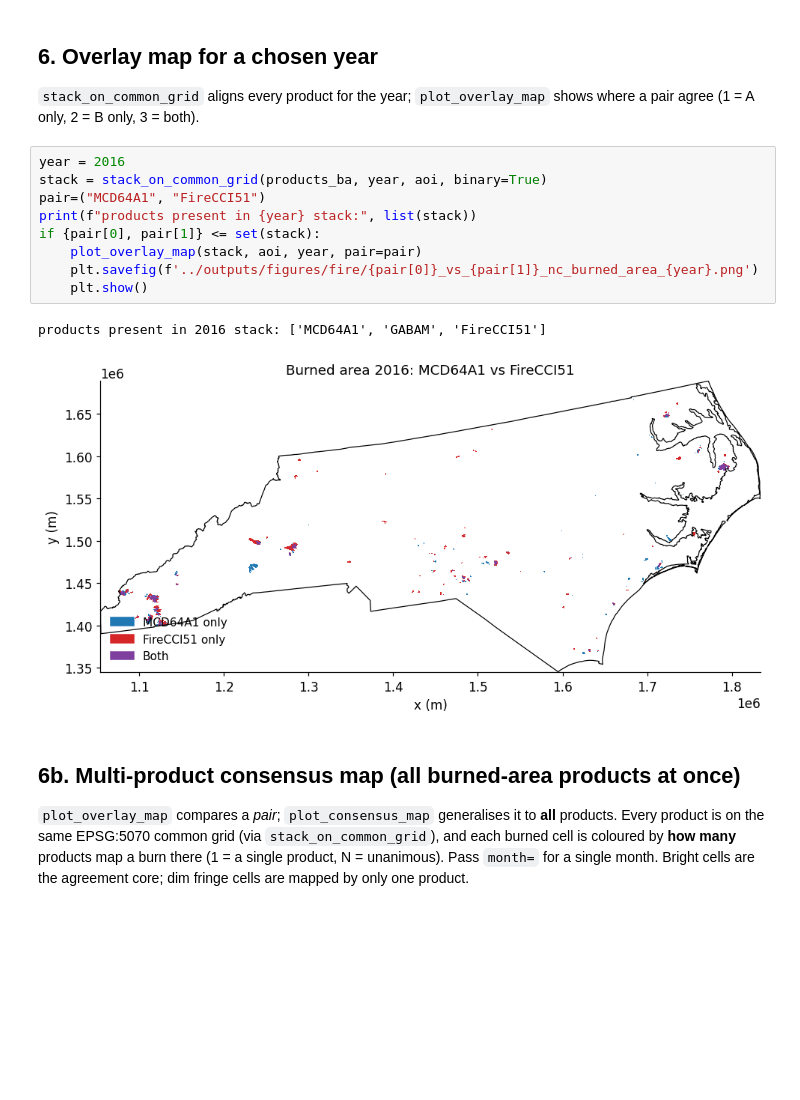
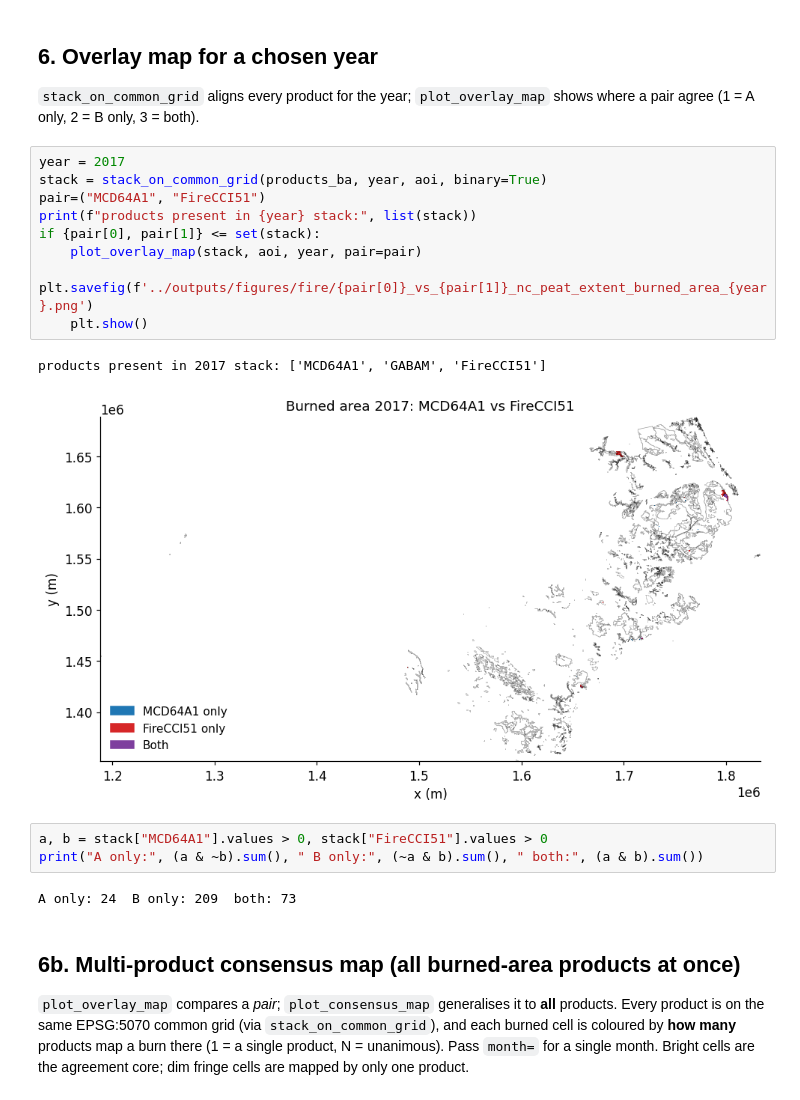
Before and after one commit to jimzhang629/peat_fire_stanback, a Jupyter notebook: notebooks/run_fire_comparison.ipynb, the cells around one changed output. Saved outputs shown, nothing was run; the diff lists cells and outputs as text; blank space fills up the shorter version.

```diff
--- a/notebooks/run_fire_comparison.ipynb
+++ b/notebooks/run_fire_comparison.ipynb
@@ -287,17 +287,22 @@ TLS slope, intercept: (0.19940369241838515, 0.0003664673463577383) | RMSE: 0.029
 `stack_on_common_grid` aligns every product for the year; `plot_overlay_map` shows where a pair agree
 (1 = A only, 2 = B only, 3 = both).
 # %%
-year = 2016
+year = 2017
 stack = stack_on_common_grid(products_ba, year, aoi, binary=True)
 pair=("MCD64A1", "FireCCI51")
 print(f"products present in {year} stack:", list(stack))
 if {pair[0], pair[1]} <= set(stack):
     plot_overlay_map(stack, aoi, year, pair=pair)
-    plt.savefig(f'../outputs/figures/fire/{pair[0]}_vs_{pair[1]}_nc_burned_area_{year}.png')
+    plt.savefig(f'../outputs/figures/fire/{pair[0]}_vs_{pair[1]}_nc_peat_extent_burned_area_{year}.png')
     plt.show()
 # %% [output]
-products present in 2016 stack: ['MCD64A1', 'GABAM', 'FireCCI51']
+products present in 2017 stack: ['MCD64A1', 'GABAM', 'FireCCI51']
-[figure, old version]
+[figure, new version]
+# %%
+a, b = stack["MCD64A1"].values > 0, stack["FireCCI51"].values > 0
+print("A only:", (a & ~b).sum(), " B only:", (~a & b).sum(), " both:", (a & b).sum())
+# %% [output]
+A only: 24  B only: 209  both: 73
 # %% [markdown]
 ## 6b. Multi-product consensus map (all burned-area products at once)
 
```
Also changed, not shown: 5 other files.
